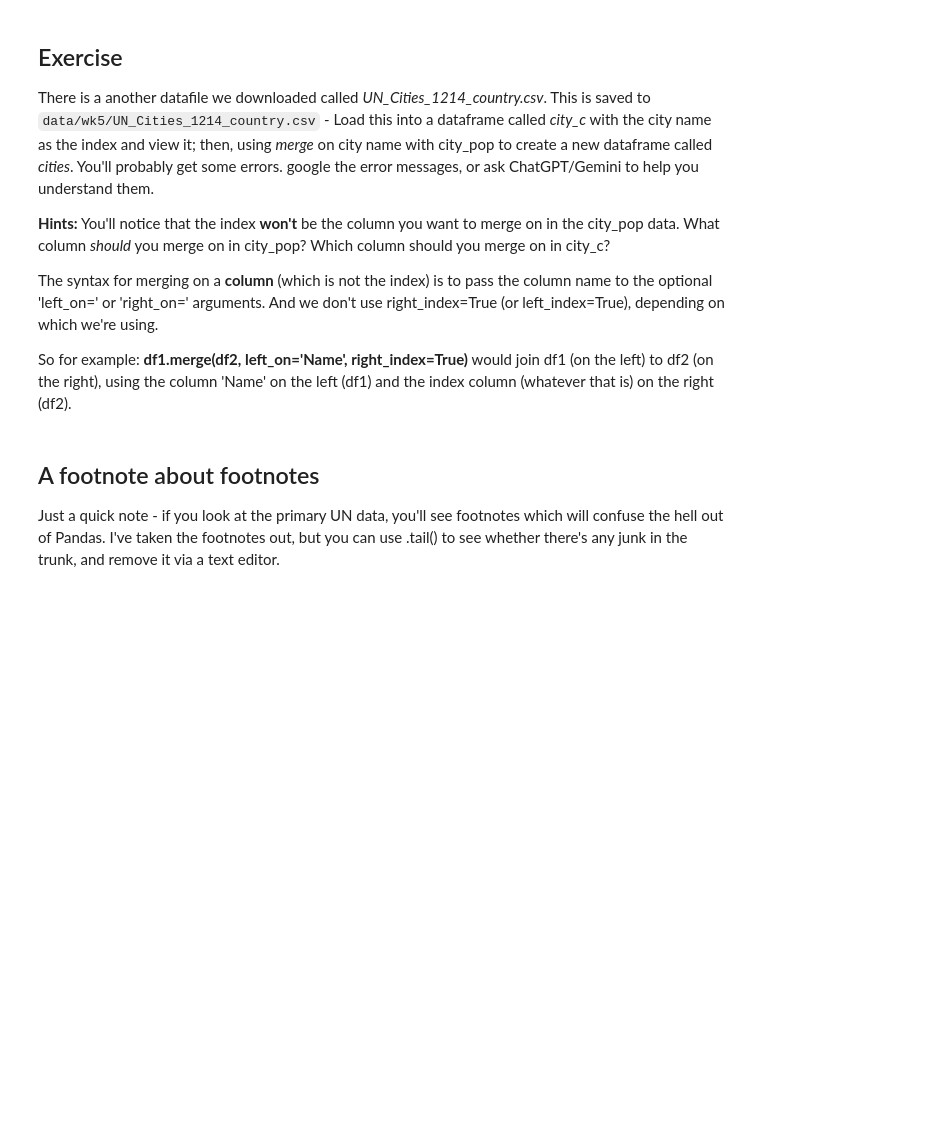
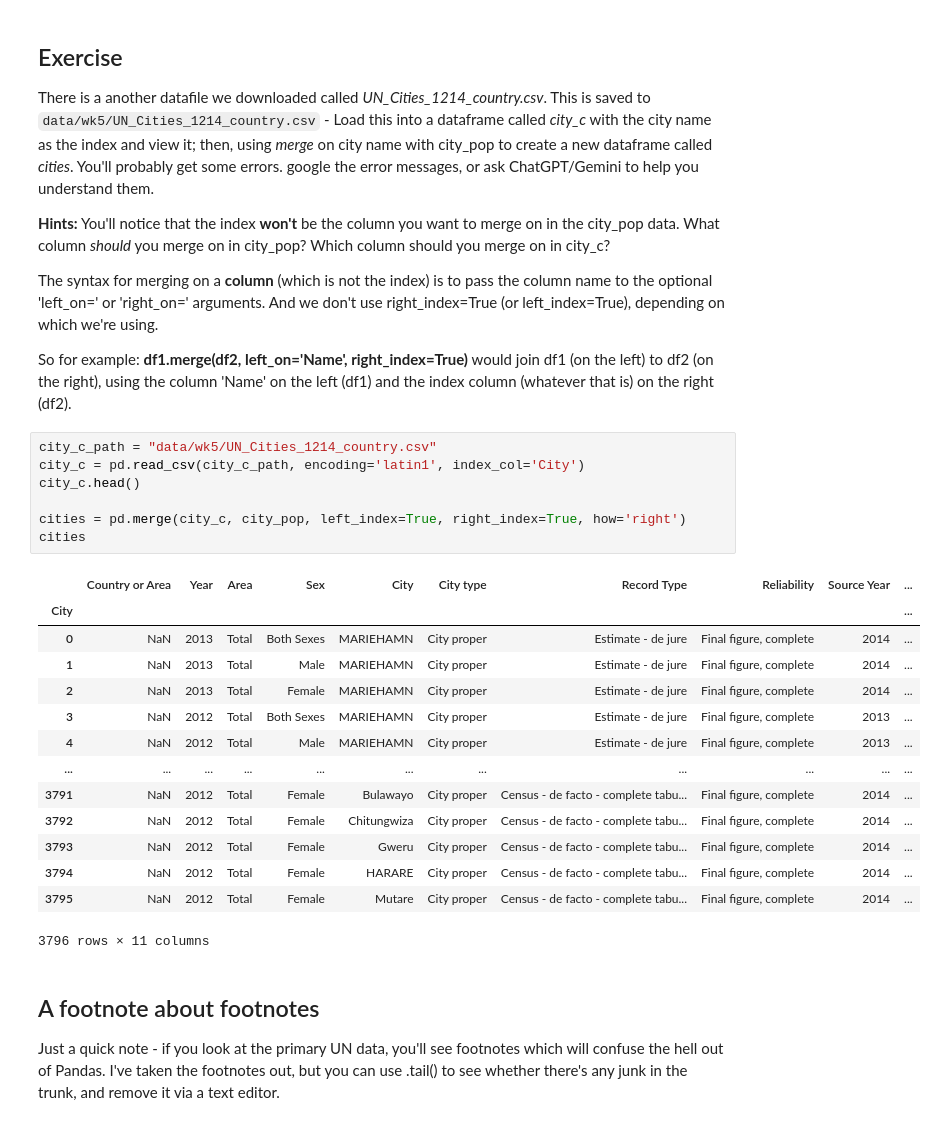
Before and after one commit to YIQISHENG/QM2, a Jupyter notebook: notebooks/W6_Merging_and_Joining_in_Python.ipynb, the cells around one changed output. Drawn from its saved outputs; the diff is of its cells as text; blank space fills up the shorter version.

```diff
--- a/notebooks/W6_Merging_and_Joining_in_Python.ipynb
+++ b/notebooks/W6_Merging_and_Joining_in_Python.ipynb
@@ -369,6 +401,28 @@ You'll notice that the index **won't** be the column you want to merge on in the
 The syntax for merging on a **column** (which is not the index) is to pass the column name to the optional 'left_on=' or 'right_on=' arguments. And we don't use right_index=True (or left_index=True), depending on which we're using.
 
 So for example: **df1.merge(df2, left_on='Name', right_index=True)** would join df1 (on the left) to df2 (on the right), using the column 'Name' on the left (df1) and the index column (whatever that is) on the right (df2).
+# %%
+city_c_path = "data/wk5/UN_Cities_1214_country.csv"
+city_c = pd.read_csv(city_c_path, encoding='latin1', index_col='City')
+city_c.head()
+
+cities = pd.merge(city_c, city_pop, left_index=True, right_index=True, how='right')
+cities
+# %% [output]
+|  | Country or Area | Year | Area | Sex | City | City type | Record Type | Reliability | Source Year | ... |
+| City |  |  |  |  |  |  |  |  |  | ... |
+| 0 | NaN | 2013 | Total | Both Sexes | MARIEHAMN | City proper | Estimate - de jure | Final figure, complete | 2014 | ... |
+| 1 | NaN | 2013 | Total | Male | MARIEHAMN | City proper | Estimate - de jure | Final figure, complete | 2014 | ... |
+| 2 | NaN | 2013 | Total | Female | MARIEHAMN | City proper | Estimate - de jure | Final figure, complete | 2014 | ... |
+| 3 | NaN | 2012 | Total | Both Sexes | MARIEHAMN | City proper | Estimate - de jure | Final figure, complete | 2013 | ... |
+| 4 | NaN | 2012 | Total | Male | MARIEHAMN | City proper | Estimate - de jure | Final figure, complete | 2013 | ... |
+| ... | ... | ... | ... | ... | ... | ... | ... | ... | ... | ... |
+| 3791 | NaN | 2012 | Total | Female | Bulawayo | City proper | Census - de facto - complete tabu... | Final figure, complete | 2014 | ... |
+| 3792 | NaN | 2012 | Total | Female | Chitungwiza | City proper | Census - de facto - complete tabu... | Final figure, complete | 2014 | ... |
+| 3793 | NaN | 2012 | Total | Female | Gweru | City proper | Census - de facto - complete tabu... | Final figure, complete | 2014 | ... |
+| 3794 | NaN | 2012 | Total | Female | HARARE | City proper | Census - de facto - complete tabu... | Final figure, complete | 2014 | ... |
+| 3795 | NaN | 2012 | Total | Female | Mutare | City proper | Census - de facto - complete tabu... | Final figure, complete | 2014 | ... |
+3796 rows × 11 columns
 # %% [markdown]
 ## A footnote about footnotes
 
```
Also changed, not shown: parts of 35 cells of this notebook.
